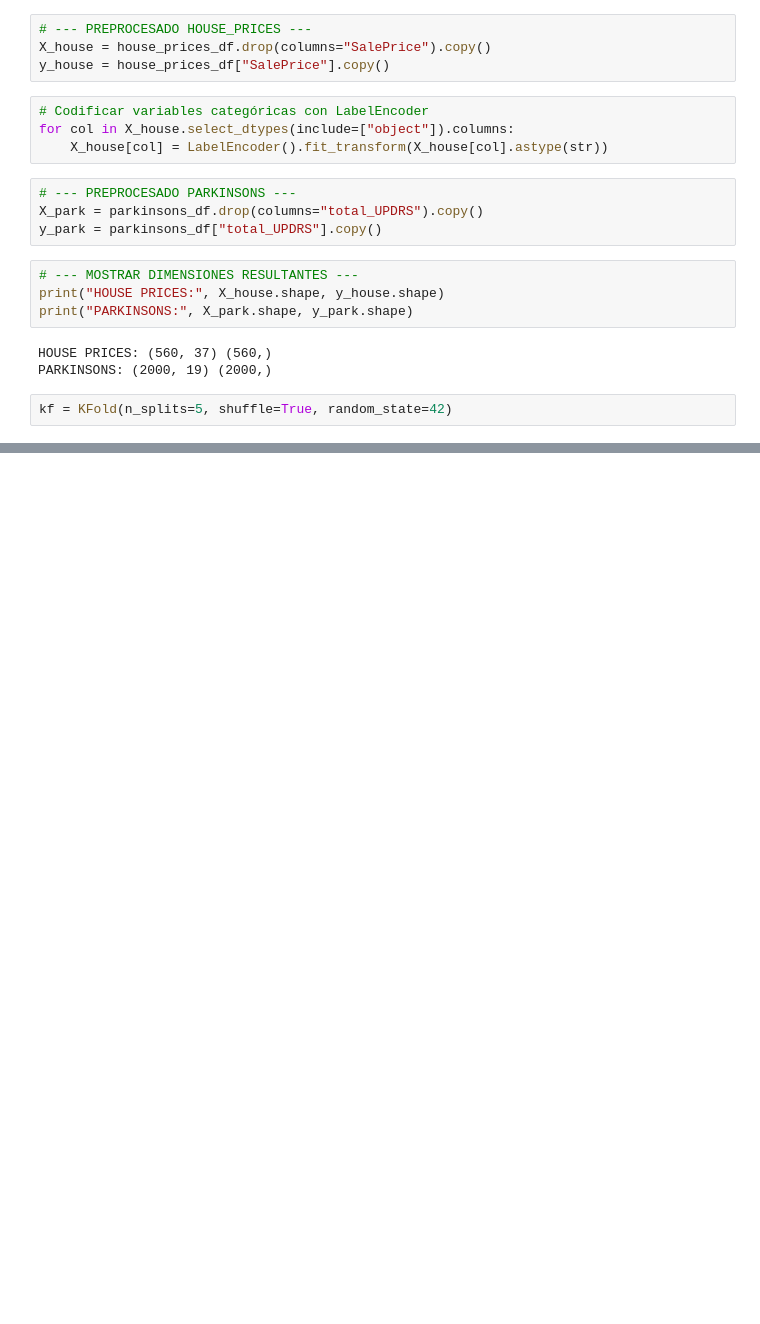
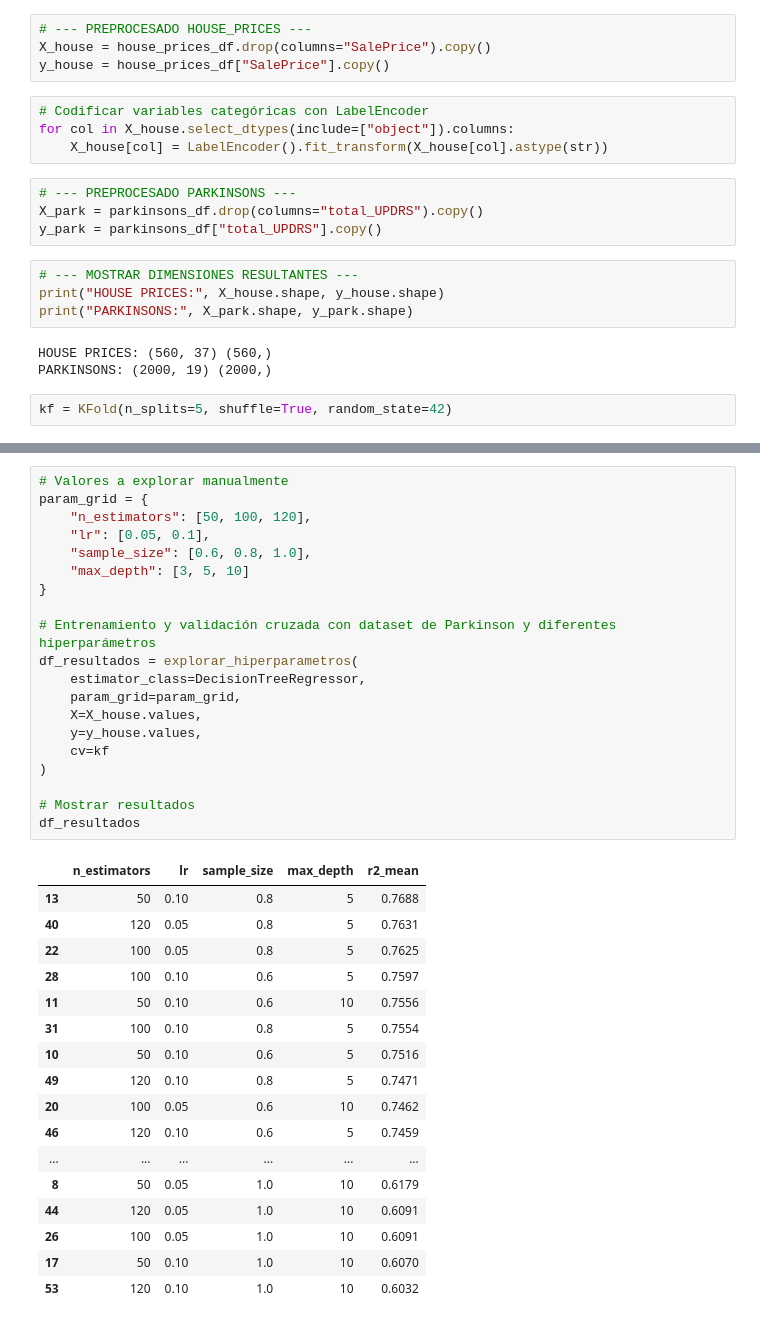
Before and after one commit to Javclamar/Ensamble-Secuencial-de-Modelos, a Jupyter notebook: notebooks/ensamble_secuencial_modelos.ipynb, the cells around one changed output, grey strips where cells are left out. Saved outputs shown, nothing was run; the diff lists cells and outputs as text; blank space fills up the shorter version.

```diff
--- a/notebooks/ensamble_secuencial_modelos.ipynb
+++ b/notebooks/ensamble_secuencial_modelos.ipynb
@@ -102,0 +101,38 @@ df_resultados
+# %%
+# Valores a explorar manualmente
+param_grid = {
+    "n_estimators": [50, 100, 120],
+    "lr": [0.05, 0.1],
+    "sample_size": [0.6, 0.8, 1.0],
+    "max_depth": [3, 5, 10]
+}
+
+# Entrenamiento y validación cruzada con dataset de Parkinson y diferentes hiperparámetros
+df_resultados = explorar_hiperparametros(
+    estimator_class=DecisionTreeRegressor,
+    param_grid=param_grid,
+    X=X_house.values,
+    y=y_house.values,
+    cv=kf
+)
+
+# Mostrar resultados
+df_resultados
+# %% [output]
+|  | n_estimators | lr | sample_size | max_depth | r2_mean |
+| 13 | 50 | 0.10 | 0.8 | 5 | 0.7688 |
+| 40 | 120 | 0.05 | 0.8 | 5 | 0.7631 |
+| 22 | 100 | 0.05 | 0.8 | 5 | 0.7625 |
+| 28 | 100 | 0.10 | 0.6 | 5 | 0.7597 |
+| 11 | 50 | 0.10 | 0.6 | 10 | 0.7556 |
+| 31 | 100 | 0.10 | 0.8 | 5 | 0.7554 |
+| 10 | 50 | 0.10 | 0.6 | 5 | 0.7516 |
+| 49 | 120 | 0.10 | 0.8 | 5 | 0.7471 |
+| 20 | 100 | 0.05 | 0.6 | 10 | 0.7462 |
+| 46 | 120 | 0.10 | 0.6 | 5 | 0.7459 |
+| ... | ... | ... | ... | ... | ... |
+| 8 | 50 | 0.05 | 1.0 | 10 | 0.6179 |
+| 44 | 120 | 0.05 | 1.0 | 10 | 0.6091 |
+| 26 | 100 | 0.05 | 1.0 | 10 | 0.6091 |
+| 17 | 50 | 0.10 | 1.0 | 10 | 0.6070 |
+| 53 | 120 | 0.10 | 1.0 | 10 | 0.6032 |
```
Also changed, not shown: parts of 9 cells of this notebook, 1 other file.
